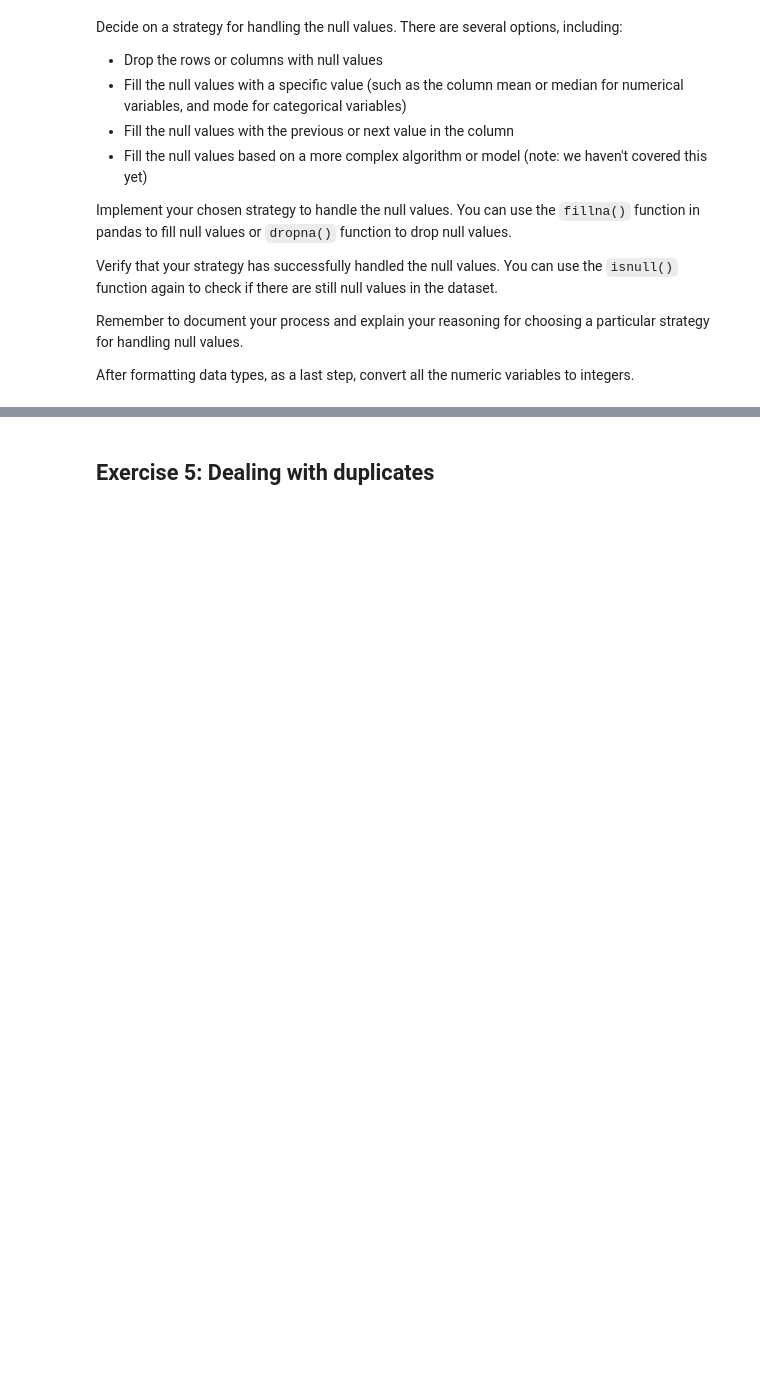
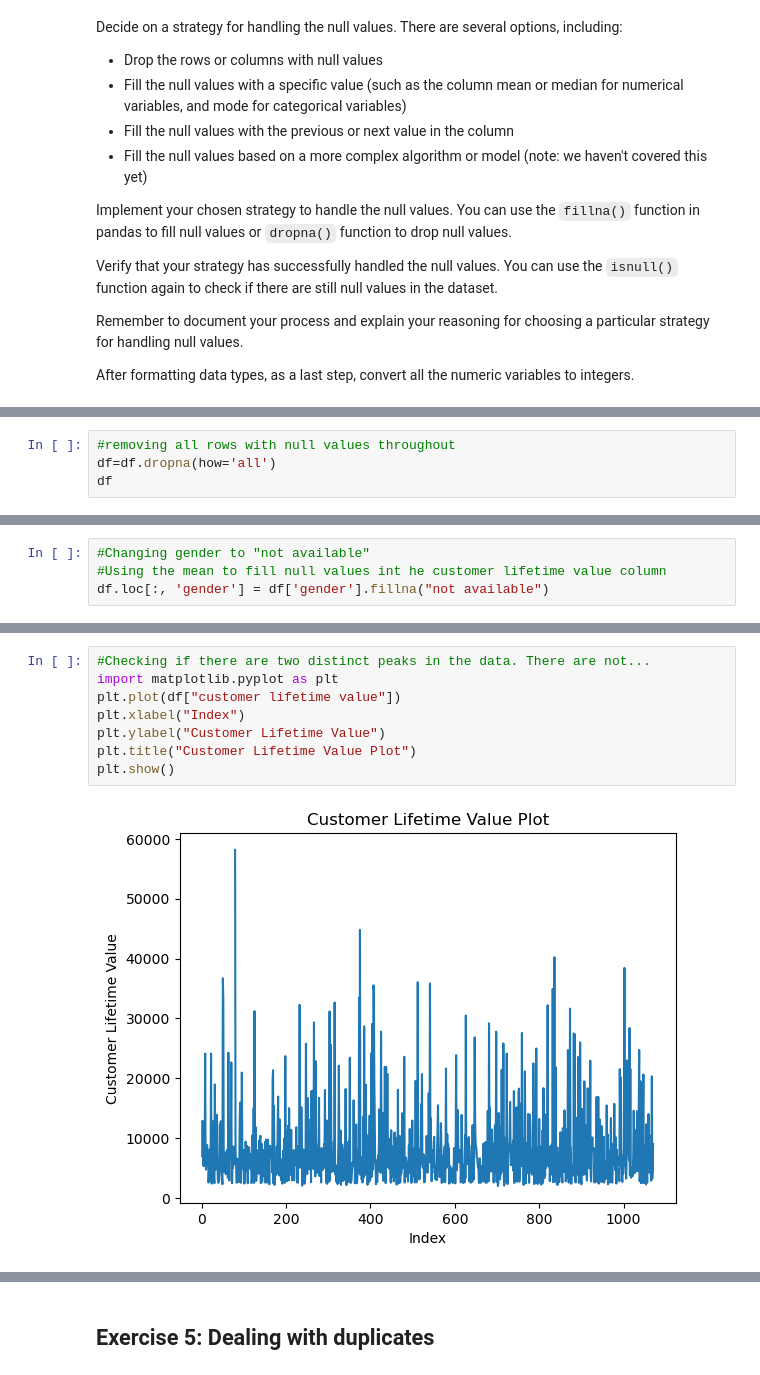
Before and after one commit to DarceeAnne/lab-dw-data-cleaning-and-formatting, a Jupyter notebook: lab-dw-data-cleaning-and-formatting.ipynb, the cells around one changed output, grey strips where cells are left out. Cells and saved outputs as stored; diff of their text form; blank space fills up the shorter version.

```diff
--- a/lab-dw-data-cleaning-and-formatting.ipynb
+++ b/lab-dw-data-cleaning-and-formatting.ipynb
@@ -275,0 +291,4 @@ After formatting data types, as a last step, convert all the numeric variables t
+# %%
+#removing all rows with null values throughout
+df=df.dropna(how='all')
+df
@@ -275,0 +327,4 @@ After formatting data types, as a last step, convert all the numeric variables t
+# %%
+#Changing gender to "not available"
+#Using the mean to fill null values int he customer lifetime value column
+df.loc[:, 'gender'] = df['gender'].fillna("not available")
@@ -275,0 +359,10 @@ After formatting data types, as a last step, convert all the numeric variables t
+# %%
+#Checking if there are two distinct peaks in the data. There are not...
+import matplotlib.pyplot as plt
+plt.plot(df["customer lifetime value"])
+plt.xlabel("Index")
+plt.ylabel("Customer Lifetime Value")
+plt.title("Customer Lifetime Value Plot")
+plt.show()
+# %% [output]
+[figure, added]
```
Also changed, not shown: parts of 12 cells of this notebook, 1 other file.
